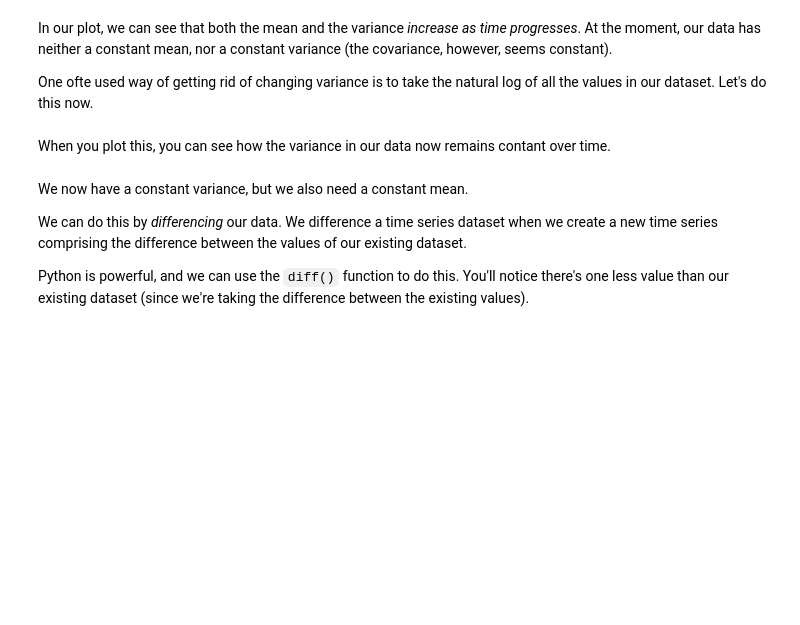
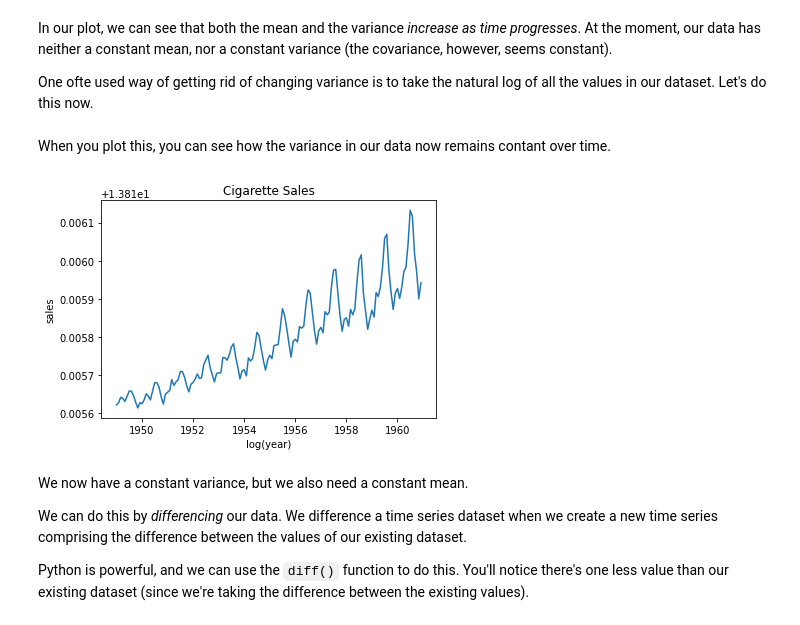
Before and after one commit to dmclark53/Springboard, a Jupyter notebook: Cowboy-Cigarettes/Cowboy Cigarettes Case Study - Tier 3.ipynb, the cells around one changed output. Drawn from its saved outputs; the diff is of its cells as text; code cells hidden in the pictures; blank space fills up the shorter version.

Commit message:
Completed case study to forecast cigarette sales.

```diff
--- a/Cowboy-Cigarettes/Cowboy Cigarettes Case Study - Tier 3.ipynb
+++ b/Cowboy-Cigarettes/Cowboy Cigarettes Case Study - Tier 3.ipynb
@@ -307,3 +316,5 @@ _ _ _
+# %%
+y_log = np.log(y)
 # %% [markdown]
 
 When you plot this, you can see how the variance in our data now remains contant over time.
@@ -312,3 +321,11 @@ _ _ _
+# %%
+plt.plot(y_log)
+plt.title('Cigarette Sales')
+plt.xlabel('log(year)')
+plt.ylabel('sales')
+plt.show()
+# %% [output]
+[figure, added]
 # %% [markdown]
 We now have a constant variance, but we also need a constant mean.
 
```
Also changed, not shown: parts of 29 cells of this notebook.
